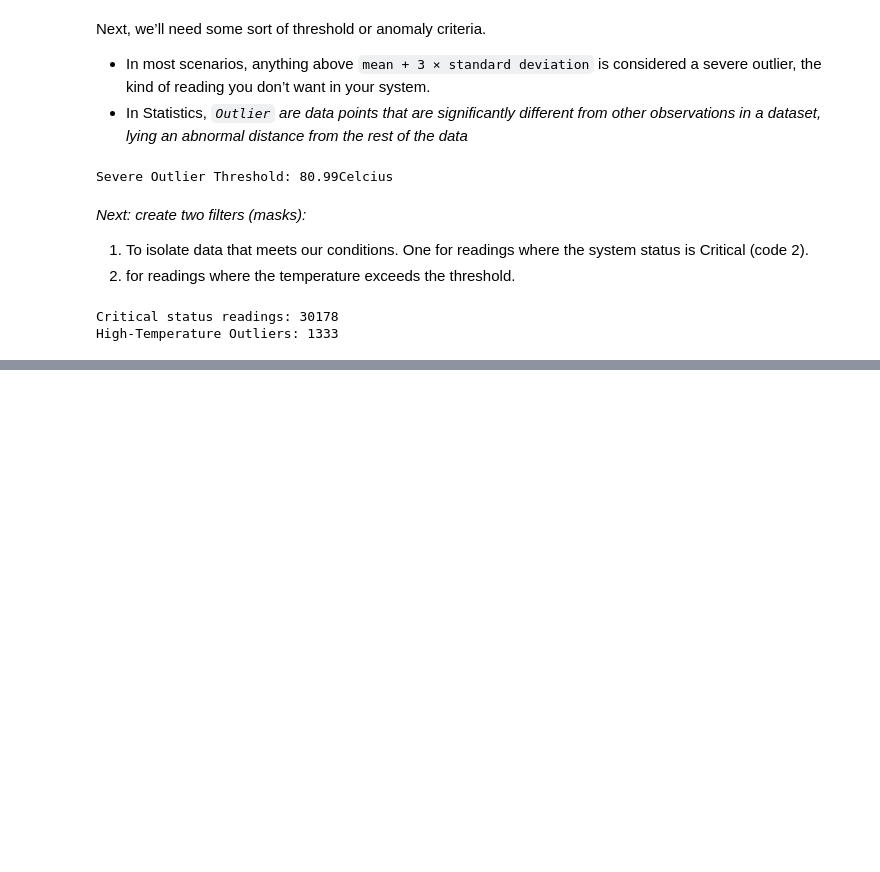
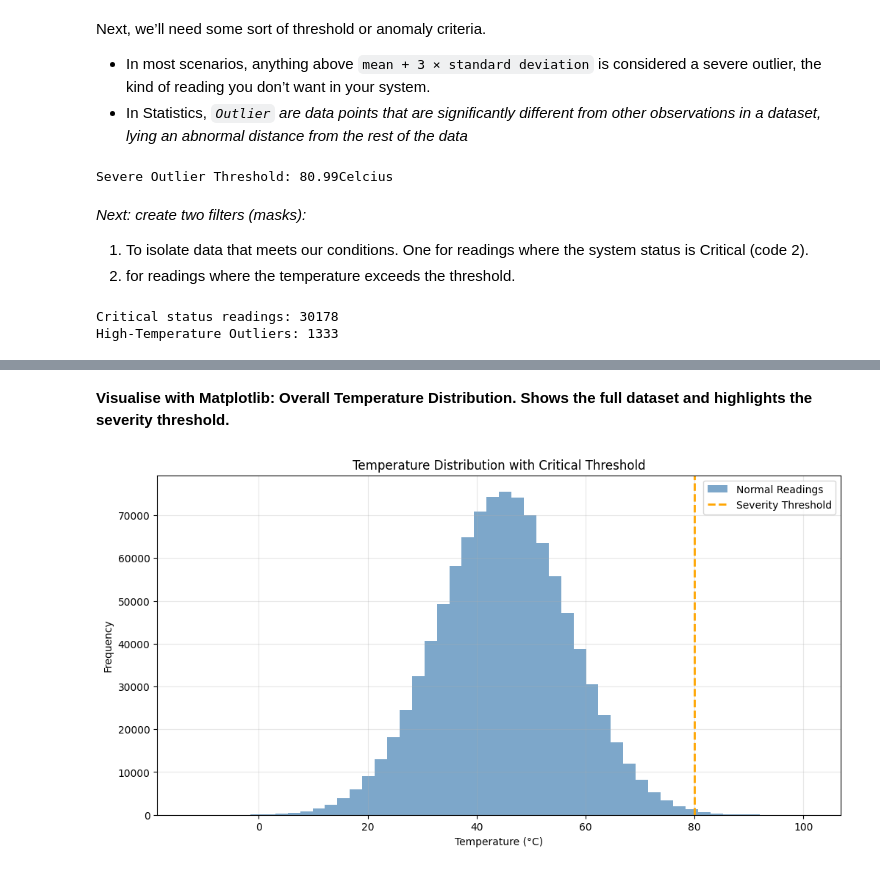
Before and after one commit to MoeedKhan-AMK/numpy-industrial-data-analysis, a Jupyter notebook: project.ipynb, the cells around one changed output, grey strips where cells are left out. Drawn from its saved outputs; the diff is of its cells as text; code cells hidden in the pictures; blank space fills up the shorter version.

Commit message:
2 visualizations updated with matploblib. 1. Temp Distribution, 2. Critical Anomalies

```diff
--- a/project.ipynb
+++ b/project.ipynb
@@ -205,0 +235,20 @@ High-Temperature Outliers: 1333
+# %% [markdown]
+**Visualise with Matplotlib: Overall Temperature Distribution. Shows the full dataset and highlights the severity threshold.**
+# %%
+plt.figure(figsize=(12,6))
+
+#histogram of all readings
+plt.hist(temp_data, bins=50, alpha=0.7, label="Normal Readings", color="steelblue")
+
+# Severity line (example threshold: 80°C)
+plt.axvline(80, color='orange', linestyle='--', linewidth=2, label="Severity Threshold")
+
+#Headings and labels
+plt.title("Temperature Distribution with Critical Threshold")
+plt.xlabel("Temperature (°C)")
+plt.ylabel("Frequency")
+plt.legend()
+plt.grid(True, alpha=0.3)
+plt.show()
+# %% [output]
+[figure, added]
```
Also changed, not shown: parts of 5 cells of this notebook.
